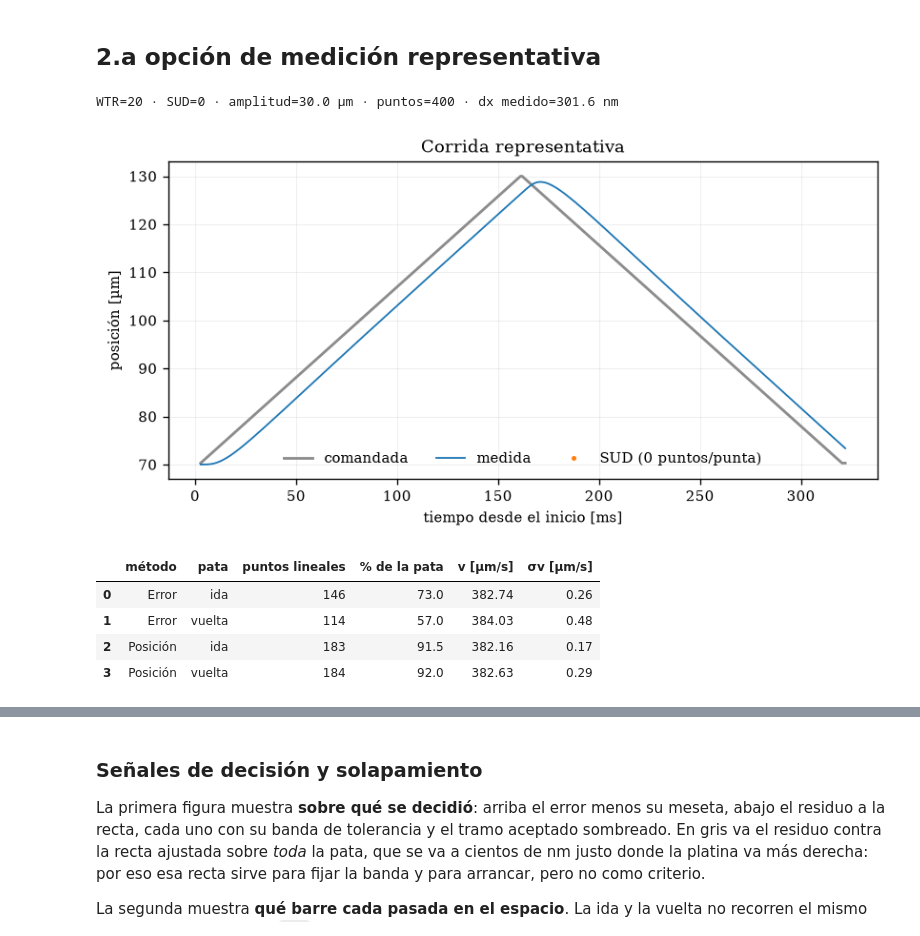
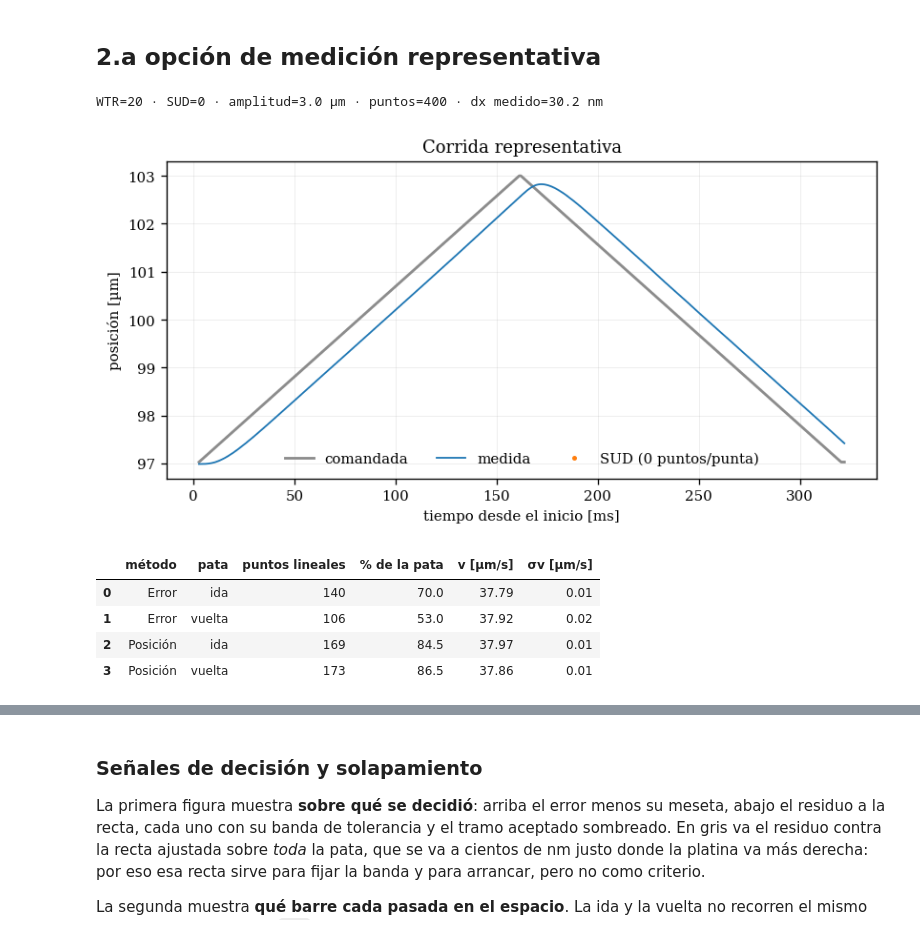
Before and after one commit to franaguirreram/laboratorio-7, a Jupyter notebook: notebooks/06_tramos_lineales.ipynb, the cells around one changed output, grey strips where cells are left out. Cells and saved outputs as stored; diff of their text form; code cells hidden in the pictures.

```diff
--- a/notebooks/06_tramos_lineales.ipynb
+++ b/notebooks/06_tramos_lineales.ipynb
@@ -879,46 +879,48 @@ plt.show()
 
 #CORRIDA = "E517_rampa_tau_A30um_20260909_174146_r0"
 
-CORRIDA = "E517_rampa_tau_A30um_20260909_174151_r1"
+#CORRIDA = "E517_rampa_tau_A30um_20260909_174151_r1"
+
+CORRIDA ="E517_rampa_tau_A3um_20260909_161237_r0"
 
 
 r = cargar(CORRIDA)
 
 print(
     f"WTR={r['wtr']} · SUD={r['sud']} · "
     f"amplitud={r['amplitud_um']} µm · puntos={r['n_pt']} · "
     f"dx medido={r['dx_nm']:.1f} nm"
 )
 
 fig, ax = plt.subplots(figsize=(8, 3.6))
 
 ax.plot(r["t_pt"], r["cmd"], color=C_CMD, lw=1.7, label="comandada")
 ax.plot(r["t_pt"], r["med"], color=C_MED, lw=1.1, label="medida")
 
 # Se resaltan únicamente los puntos SUD de la señal comandada.
 # Son los puntos consumidos en las zonas de aceleración/frenado.
 ax.plot(
     r["t_pt"][r["es_sud"]],
     r["cmd"][r["es_sud"]],
     ".",
     color=C_SUD,
     ms=4,
     label=f"SUD ({r['sud']} puntos/punta)",
 )
 
 ax.set_xlabel("tiempo desde el inicio [ms]")#("punto de la wave (pixel)")
 ax.set_ylabel("posición [µm]")
 ax.legend(frameon=False, ncol=3)
 ax.set_title("Corrida representativa")
 plt.show()
 # %% [output]
-WTR=20 · SUD=0 · amplitud=30.0 µm · puntos=400 · dx medido=301.6 nm
+WTR=20 · SUD=0 · amplitud=3.0 µm · puntos=400 · dx medido=30.2 nm
-[figure, old version]
+[figure, new version]
 # %%
 # ---------------------------------------------------------------------------
 # LOS DOS MÉTODOS
 # ---------------------------------------------------------------------------
-TOL = 0.15  # 15 % de la meseta del error / del rango del residuo.
+TOL = 0.05  # 5 % de la meseta del error / del rango del residuo.
 
 M = metodos(r, TOL)
 
@@ -948,10 +950,10 @@ display(
 )
 # %% [output]
 |  | método | pata | puntos lineales | % de la pata | v [µm/s] | σv [µm/s] |
-| 0 | Error | ida | 146 | 73.0 | 382.74 | 0.26 |
-| 1 | Error | vuelta | 114 | 57.0 | 384.03 | 0.48 |
-| 2 | Posición | ida | 183 | 91.5 | 382.16 | 0.17 |
-| 3 | Posición | vuelta | 184 | 92.0 | 382.63 | 0.29 |
+| 0 | Error | ida | 140 | 70.0 | 37.79 | 0.01 |
+| 1 | Error | vuelta | 106 | 53.0 | 37.92 | 0.02 |
+| 2 | Posición | ida | 169 | 84.5 | 37.97 | 0.01 |
+| 3 | Posición | vuelta | 173 | 86.5 | 37.86 | 0.01 |
 # %%
 # ---------------------------------------------------------------------------
 # VISUALIZACIÓN CONJUNTA DE LOS DOS CRITERIOS
```
Also changed, not shown: parts of 11 cells of this notebook.
